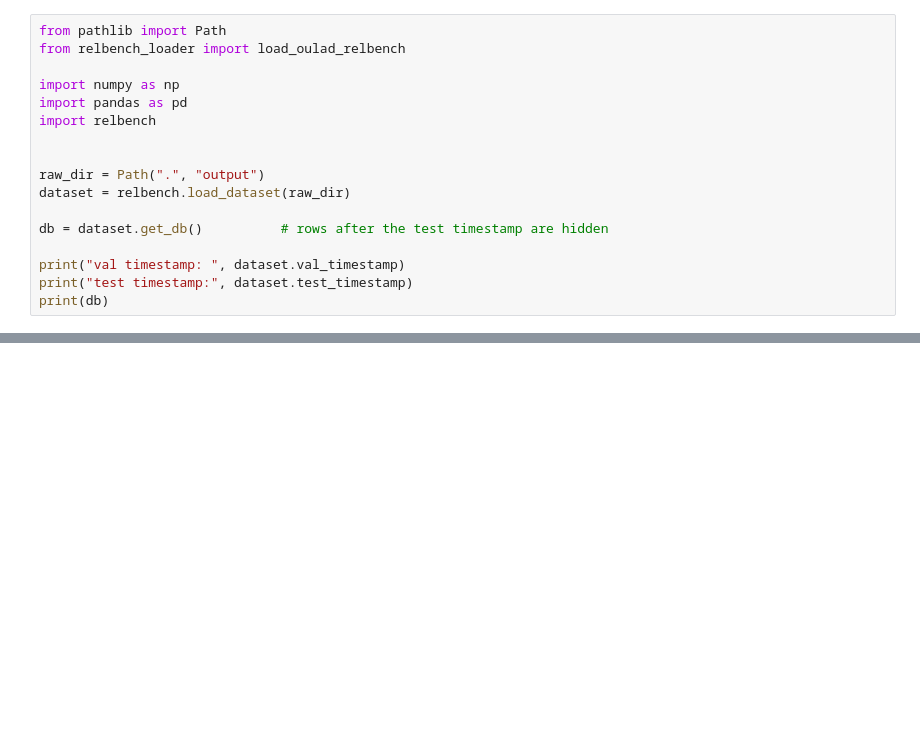
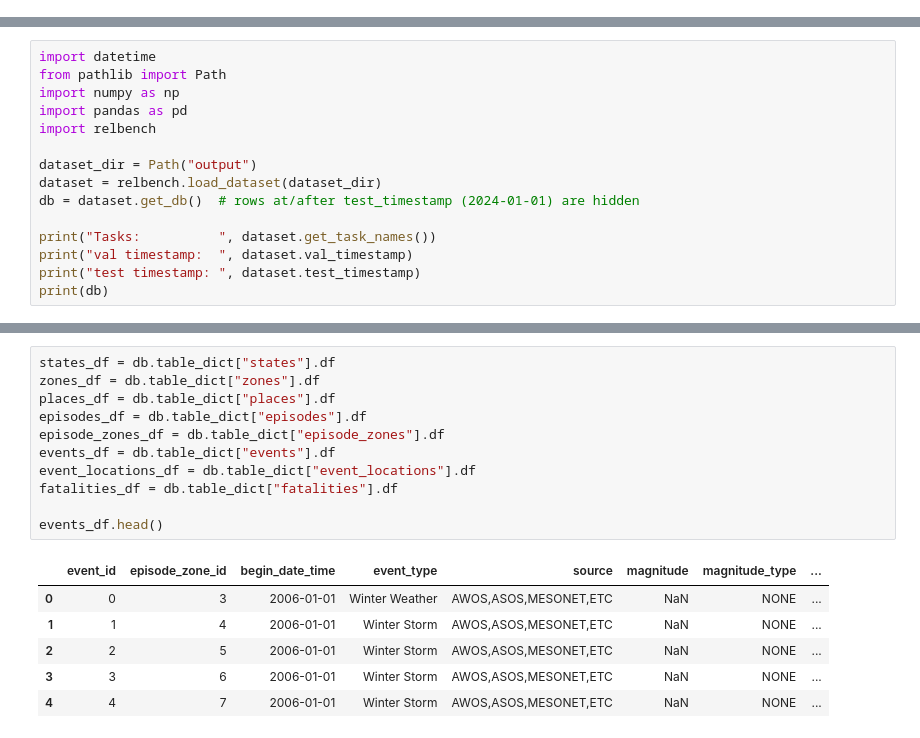
Before and after one commit to roy-michael/struct-ml, a Jupyter notebook: hw-1/hw-1.ipynb, the cells around one changed output, grey strips where cells are left out. Drawn from its saved outputs; the diff is of its cells as text; blank space fills up the shorter version.

Commit message:
new dataset

```diff
--- a/hw-1/hw-1.ipynb
+++ b/hw-1/hw-1.ipynb
@@ -20,17 +0,0 @@ Note: you may need to restart the kernel to use updated packages.
-# %%
-from pathlib import Path
-from relbench_loader import load_oulad_relbench
-
-import numpy as np
-import pandas as pd
-import relbench
-
-
-raw_dir = Path(".", "output")
-dataset = relbench.load_dataset(raw_dir)
-
-db = dataset.get_db()          # rows after the test timestamp are hidden
-
-print("val timestamp: ", dataset.val_timestamp)
-print("test timestamp:", dataset.test_timestamp)
-print(db)
@@ -359,0 +17,15 @@ Discussion
+# %%
+import datetime
+from pathlib import Path
+import numpy as np
+import pandas as pd
+import relbench
+
+dataset_dir = Path("output")
+dataset = relbench.load_dataset(dataset_dir)
+db = dataset.get_db()  # rows at/after test_timestamp (2024-01-01) are hidden
+
+print("Tasks:          ", dataset.get_task_names())
+print("val timestamp:  ", dataset.val_timestamp)
+print("test timestamp: ", dataset.test_timestamp)
+print(db)
@@ -359,0 +76,18 @@ Discussion
+# %%
+states_df = db.table_dict["states"].df
+zones_df = db.table_dict["zones"].df
+places_df = db.table_dict["places"].df
+episodes_df = db.table_dict["episodes"].df
+episode_zones_df = db.table_dict["episode_zones"].df
+events_df = db.table_dict["events"].df
+event_locations_df = db.table_dict["event_locations"].df
+fatalities_df = db.table_dict["fatalities"].df
+
+events_df.head()
+# %% [output]
+|  | event_id | episode_zone_id | begin_date_time | event_type | source | magnitude | magnitude_type | ... |
+| 0 | 0 | 3 | 2006-01-01 | Winter Weather | AWOS,ASOS,MESONET,ETC | NaN | NONE | ... |
+| 1 | 1 | 4 | 2006-01-01 | Winter Storm | AWOS,ASOS,MESONET,ETC | NaN | NONE | ... |
+| 2 | 2 | 5 | 2006-01-01 | Winter Storm | AWOS,ASOS,MESONET,ETC | NaN | NONE | ... |
+| 3 | 3 | 6 | 2006-01-01 | Winter Storm | AWOS,ASOS,MESONET,ETC | NaN | NONE | ... |
+| 4 | 4 | 7 | 2006-01-01 | Winter Storm | AWOS,ASOS,MESONET,ETC | NaN | NONE | ... |
```
Also changed, not shown: parts of 48 cells of this notebook, 2 other files.
